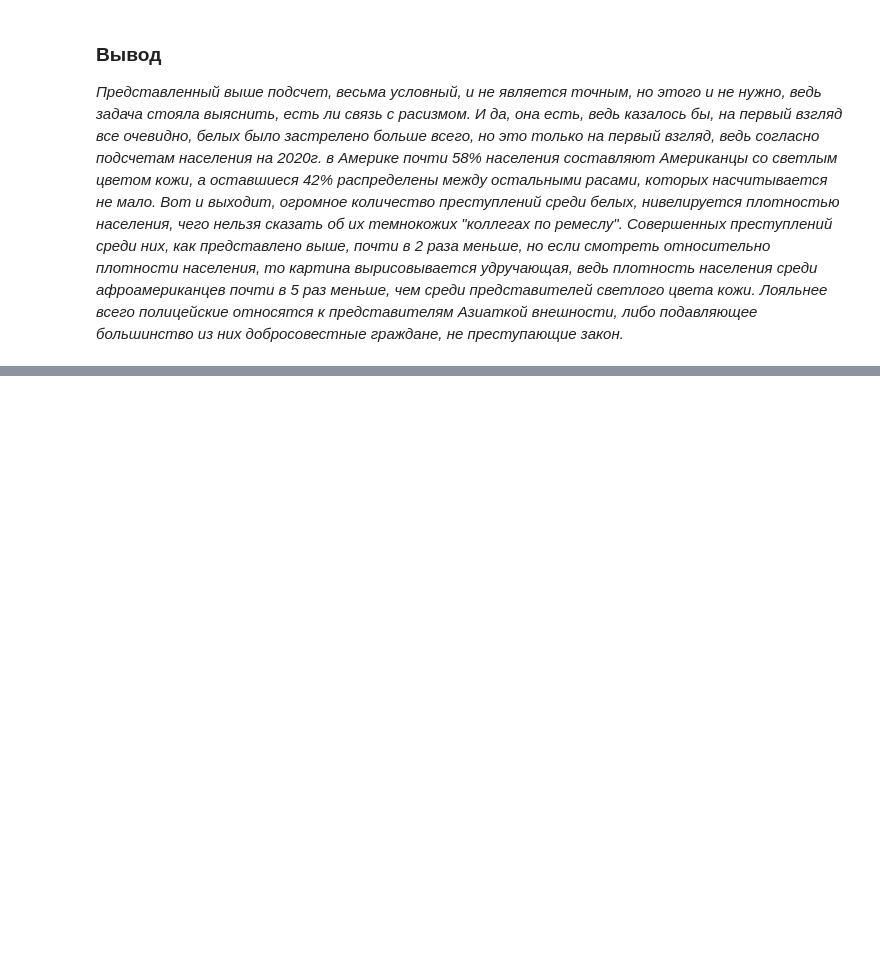
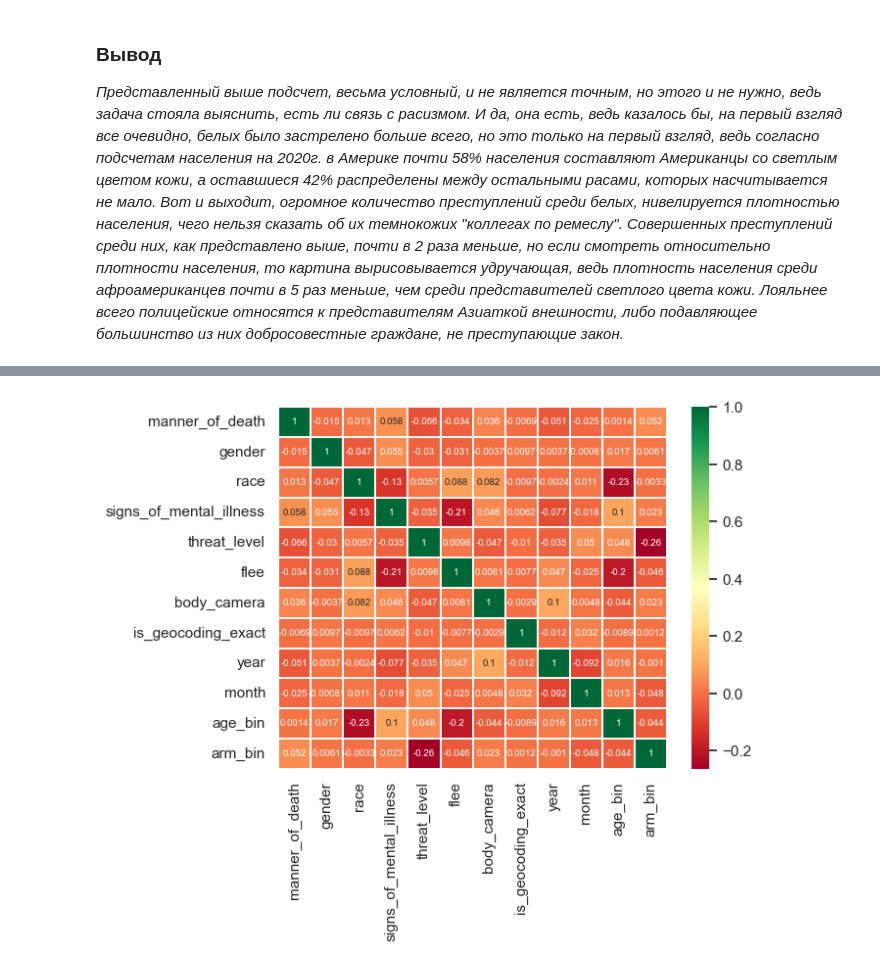
Before and after one commit to Zikarakus/home_works, a Jupyter notebook: Home_Work_PS.ipynb, the cells around one changed output, grey strips where cells are left out. Drawn from its saved outputs; the diff is of its cells as text; code cells hidden in the pictures; blank space fills up the shorter version.

```diff
--- a/Home_Work_PS.ipynb
+++ b/Home_Work_PS.ipynb
@@ -416,0 +521,17 @@ _Представленный выше подсчет, весьма условн
+# %%
+ab = data_bin.armed.value_counts()
+ab[ab<50]
+# %%
+data_bin['arm_bin']=0
+data_bin.loc[data_bin['armed']=='gun', 'arm_bin']=0
+data_bin.loc[data_bin['armed']=='knife', 'arm_bin']=1
+data_bin.loc[data_bin['armed']=='unarmed', 'arm_bin']=2
+data_bin.loc[data_bin['armed']=='toy weapon', 'arm_bin']=3
+data_bin.loc[data_bin['armed']=='vechicle', 'arm_bin']=4
+data_bin.loc[data_bin['armed']=='undetermined', 'arm_bin']=5
+data_bin.loc[data_bin['armed']=='unknown weapon', 'arm_bin']=6
+data_bin.loc[ab[ab<50], 'arm_bin']=7
+# %%
+data_bin.drop('armed', axis = 1, inplace = True)
+# %%
+data_bin.drop('state', axis = 1, inplace = True)
@@ -416,0 +570,5 @@ _Представленный выше подсчет, весьма условн
+# %%
+sns.heatmap(data_bin.corr(), annot= True, linewidths=0.2, cmap="RdYlGn", annot_kws={'size':7})
+plt.show()
+# %% [output]
+[figure, added]
```
Also changed, not shown: parts of 34 cells of this notebook, 1 other file.
